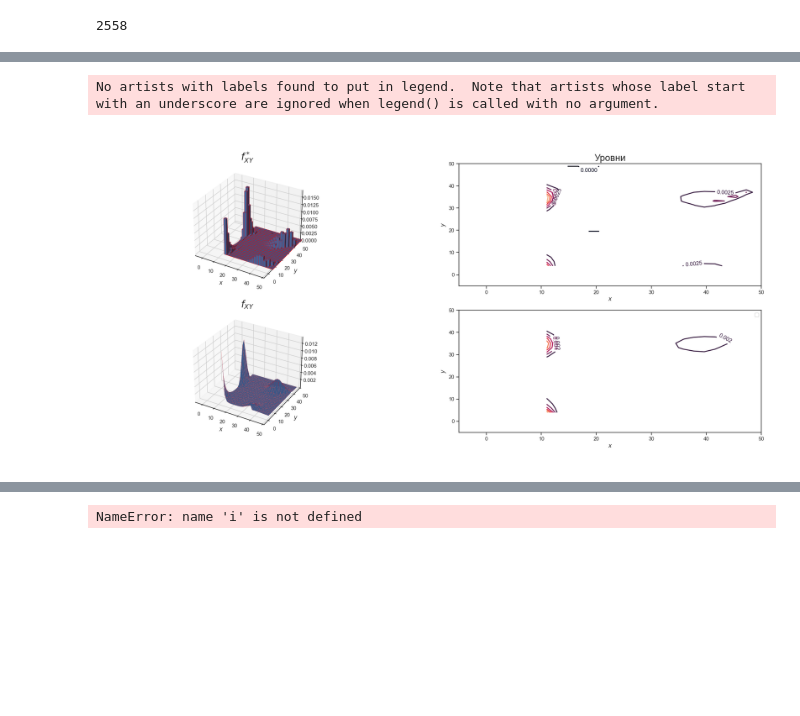
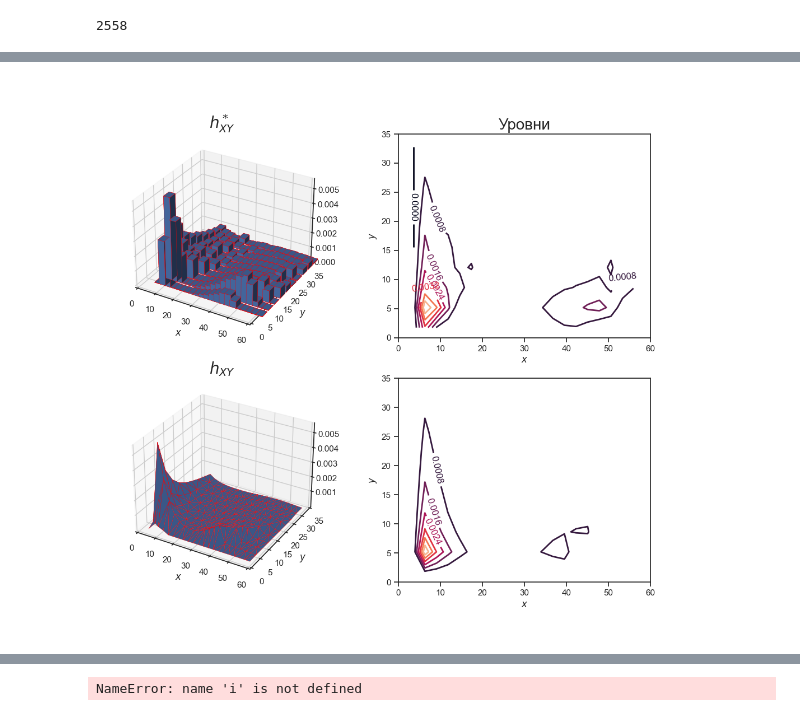
Before and after one commit to TimofeyTis/UBPS2024, a Jupyter notebook: otchet_2sem.ipynb, the cells around one changed output, grey strips where cells are left out. Drawn from its saved outputs; the diff is of its cells as text; code cells hidden in the pictures; blank space fills up the shorter version.

```diff
--- a/otchet_2sem.ipynb
+++ b/otchet_2sem.ipynb
@@ -376,12 +379,14 @@ beta = 0.25
 
 U,V = make_u_v_CMO(100000,alpha,beta)
 
-loc1 = [3.8, 12]
-scale1 = [4.5, 15]
-p1 = [0.35, 0.65]
+
+loc1 = [5, 45]
+scale1 = [5, 10]
+p1 = [0.5, 0.5]
 f1 = sps.expon(loc=loc1[0], scale=scale1[0])
 f2 = sps.norm(loc=loc1[1], scale=scale1[1])
 f = [f1, f2]
+
 
 
 p2 = [0.6, 0.4]
@@ -393,9 +398,14 @@ g = [g1, g2]
 
 
 
+
 rvs_1,rvs_2 = np.array([]),np.array([])
 rvs_1 = np.append(rvs_1,make_rvs_CMO(U, p1, f))
 rvs_2 = np.append(rvs_2,make_rvs_CMO(V, p2, g))
+
+
+rvs_1[rvs_1<0]=5
+rvs_2[rvs_2<0]=0
 # %%
 
 fig = plt.figure(figsize=(12, 8))
@@ -660,13 +643,13 @@ bar_w = (-xed[0]+xed[1]) / 2
 bar_l = (-yed[0]+yed[1]) / 2
 
 
-XLIM = (-5,50)
-YLIM = (-5,50)
+XLIM = (0,60)
+YLIM = (0,35)
 
 # В numpy надо всегда читать документацию (так например Histogram does not follow Cartesian convention )
 
 
-fig = plt.figure(figsize=(20, 10))
+fig = plt.figure(figsize=(10, 10))
 
 margins = {
     "left"   : 0.0,
@@ -677,12 +660,11 @@ margins = {
 fig.subplots_adjust(**margins)
 
 
-plt.tight_layout(pad=0, w_pad=0, h_pad=0.0)
 
 ax = fig.add_subplot(221,projection='3d')
 ax.set_xlim(*XLIM)
 ax.set_ylim(*YLIM)
-ax.set_title(r"$f^*_{XY}$", fontsize =20)
+ax.set_title(r"$h^*_{XY}$", fontsize =20)
 ax.set_xlabel(r"$x$")
 ax.set_ylabel(r"$y$")
 
@@ -703,7 +685,7 @@ x,y = np.meshgrid(x,y)
 
 CH = H
 
-ax.bar3d(x.ravel() + bar_w, y.ravel() + bar_l,   0, 2*bar_l, 2*bar_w, CH.ravel(),  shade = True, alpha = 0.9, edgecolor=(1,0,0), linewidth = 0.3 )
+ax.bar3d(x.ravel() + bar_w, y.ravel() + bar_l,   0, 2*bar_l, 2*bar_w, CH.ravel(),  shade = True, alpha = 1, edgecolor=(1,0,0), linewidth = 0.3 )
 
 
 x1,y1 = x,y # np.meshgrid(np.linspace(*XLIM,mesh_space),np.linspace(*YLIM,mesh_space))
@@ -727,40 +709,38 @@ C1 = C1.reshape(x1.shape)
 ax = fig.add_subplot(223,projection='3d')
 ax.set_xlim(*XLIM)
 ax.set_ylim(*YLIM)
-ax.set_title(r"$f_{XY}$", fontsize =20)
+ax.set_title(r"$h_{XY}$", fontsize =20)
 ax.set_xlabel(r"$x$")
 ax.set_ylabel(r"$y$")
 
 
-ax.plot_trisurf(x1.ravel(), y1.ravel(),C1.ravel(),  edgecolor=(1,0,0), linewidth = 0.1 )
+ax.plot_trisurf(x1.ravel(), y1.ravel(),C1.ravel(),  edgecolor=(1,0,0), linewidth = 0.3 )
 
 
 
 ax = fig.add_subplot(222)
 ax.set_xlim(*XLIM)
 ax.set_ylim(*YLIM)
 ax.set_title(r"Уровни", fontsize =20)
 ax.set_xlabel(r"$x$")
 ax.set_ylabel(r"$y$")
 CS = ax.contour(x, y, CH, linewidths = 2)
 ax.clabel(CS,CS.levels)
 
 
 ax = fig.add_subplot(224)
 ax.set_xlim(*XLIM)
 ax.set_ylim(*YLIM)
 ax.set_xlabel(r"$x$")
 ax.set_ylabel(r"$y$")
 CS = ax.contour(x1, y1, C1, linewidths = 2)
 ax.clabel(CS,CS.levels)
 
-ax.legend()
 
-
+fig.savefig("EM_revive_density_function.png",dpi =300)
 plt.show()
 # %% [output]
-No artists with labels found to put in legend.  Note that artists whose label start with an underscore are ignored when legend() is called with no argument.
-[figure, old version]
+[figure, new version]
 # %%
 F = f1.pdf(x) * p1[0] + f2.pdf(x)*p1[1]
 F.shape
```
Also changed, not shown: parts of 11 cells of this notebook, 10 other files.
